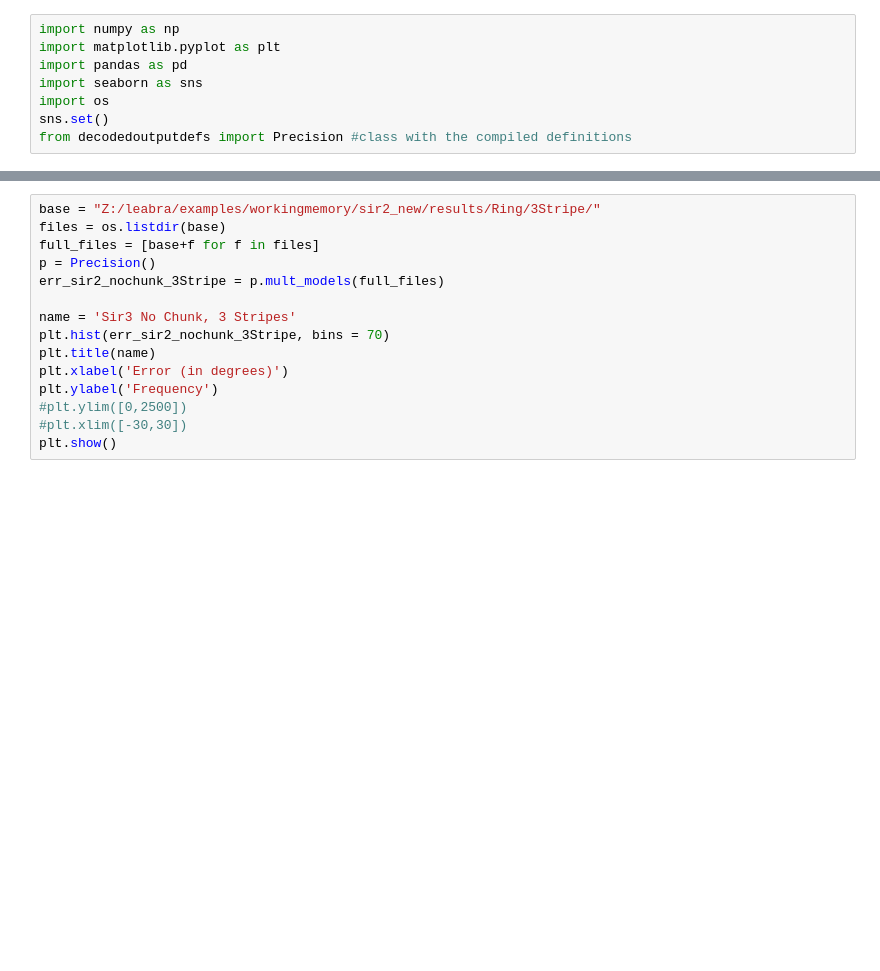
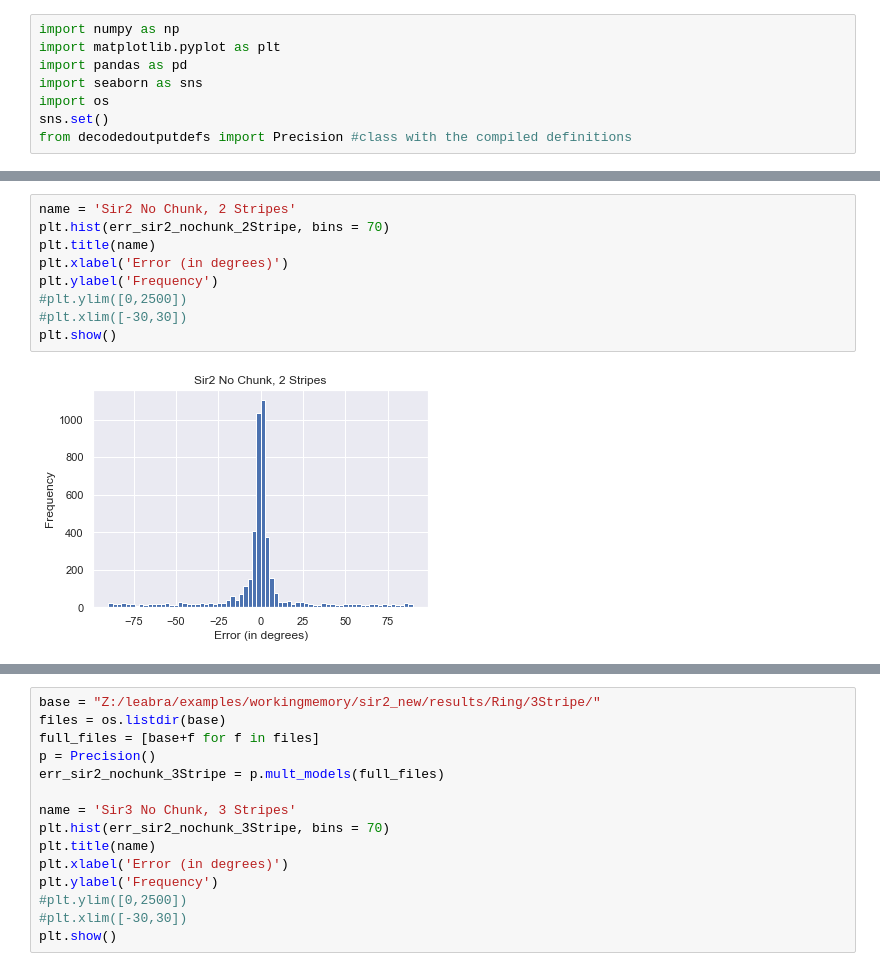
Before and after one commit to AneriSoni/workingmemory, a Jupyter notebook: analysis/ModelComparisons.ipynb, the cells around one changed output, grey strips where cells are left out. Drawn from its saved outputs; the diff is of its cells as text; blank space fills up the shorter version.

```diff
--- a/analysis/ModelComparisons.ipynb
+++ b/analysis/ModelComparisons.ipynb
@@ -12,0 +61,11 @@ from decodedoutputdefs import Precision #class with the compiled definitions
+# %%
+name = 'Sir2 No Chunk, 2 Stripes'
+plt.hist(err_sir2_nochunk_2Stripe, bins = 70)
+plt.title(name)
+plt.xlabel('Error (in degrees)')
+plt.ylabel('Frequency')
+#plt.ylim([0,2500])
+#plt.xlim([-30,30])
+plt.show()
+# %% [output]
+[figure, added]
```
Also changed, not shown: parts of 3 cells of this notebook, 2 other files.
